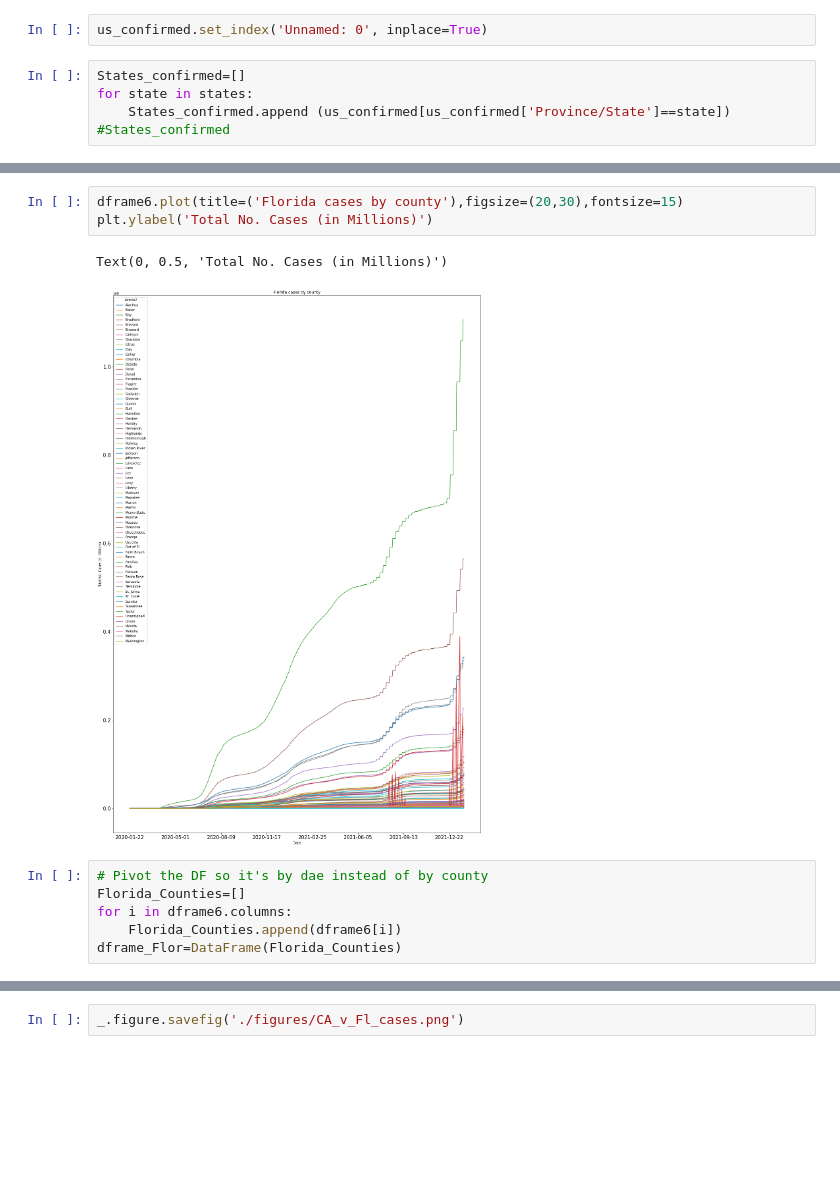
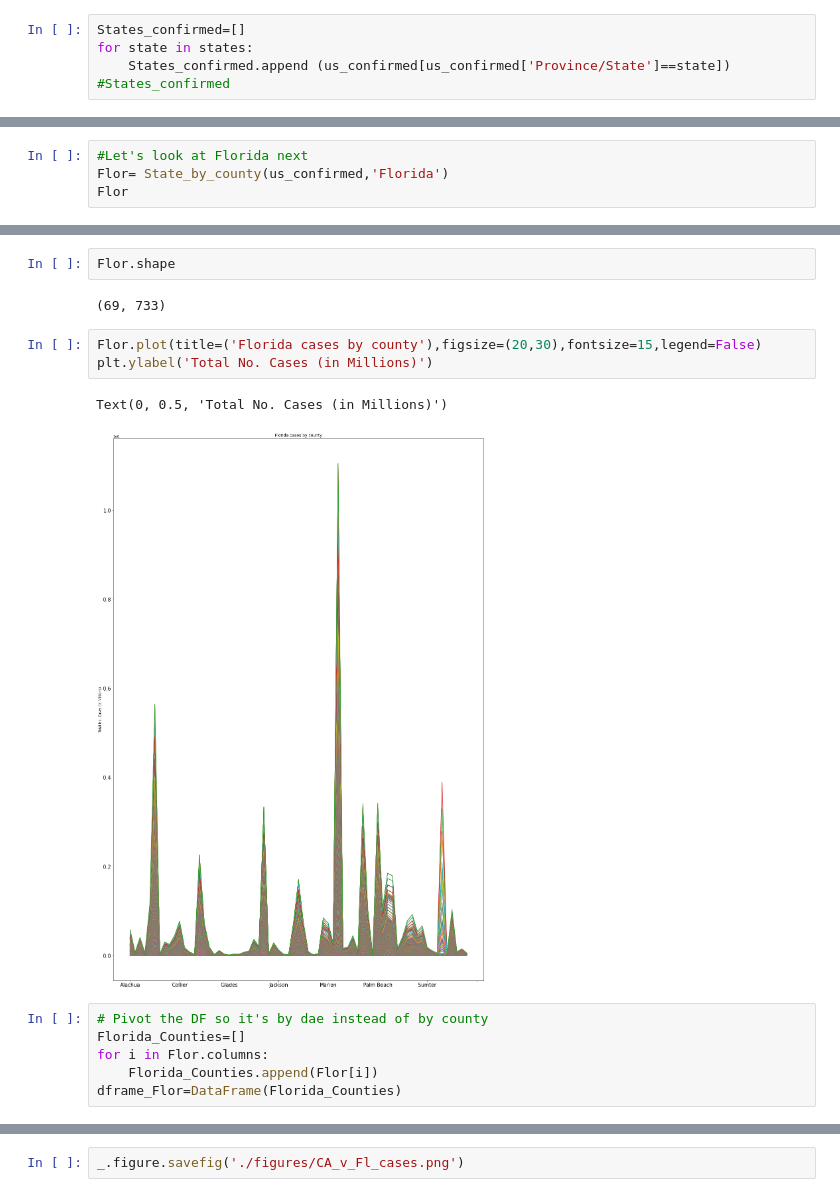
Before and after one commit to asullivan42/COVID_Bubble_Estimator, a Jupyter notebook: Data_Processing.ipynb, the cells around one changed output, grey strips where cells are left out. Saved outputs shown, nothing was run; the diff lists cells and outputs as text; blank space fills up the shorter version.

```diff
--- a/Data_Processing.ipynb
+++ b/Data_Processing.ipynb
@@ -384,5 +325,3 @@ us_confirmed
-# %%
-us_confirmed.set_index('Unnamed: 0', inplace=True)
 # %%
 States_confirmed=[]
 for state in states:
@@ -455,0 +330,4 @@ dframe6
+# %%
+#Let's look at Florida next
+Flor= State_by_county(us_confirmed,'Florida')
+Flor
@@ -456,14 +348,18 @@ dframe6
+# %%
+Flor.shape
+# %% [output]
+(69, 733)
 # %%
-dframe6.plot(title=('Florida cases by county'),figsize=(20,30),fontsize=15)
+Flor.plot(title=('Florida cases by county'),figsize=(20,30),fontsize=15,legend=False)
 plt.ylabel('Total No. Cases (in Millions)')
 # %% [output]
 Text(0, 0.5, 'Total No. Cases (in Millions)')
-[figure, old version]
+[figure, new version]
 # %%
 # Pivot the DF so it's by dae instead of by county
 Florida_Counties=[]
-for i in dframe6.columns:
-    Florida_Counties.append(dframe6[i])
+for i in Flor.columns:
+    Florida_Counties.append(Flor[i])
 dframe_Flor=DataFrame(Florida_Counties)
 # %%
 _= plt.figure(figsize=(30,20))
```
Also changed, not shown: parts of 69 cells of this notebook, 4 other files.
